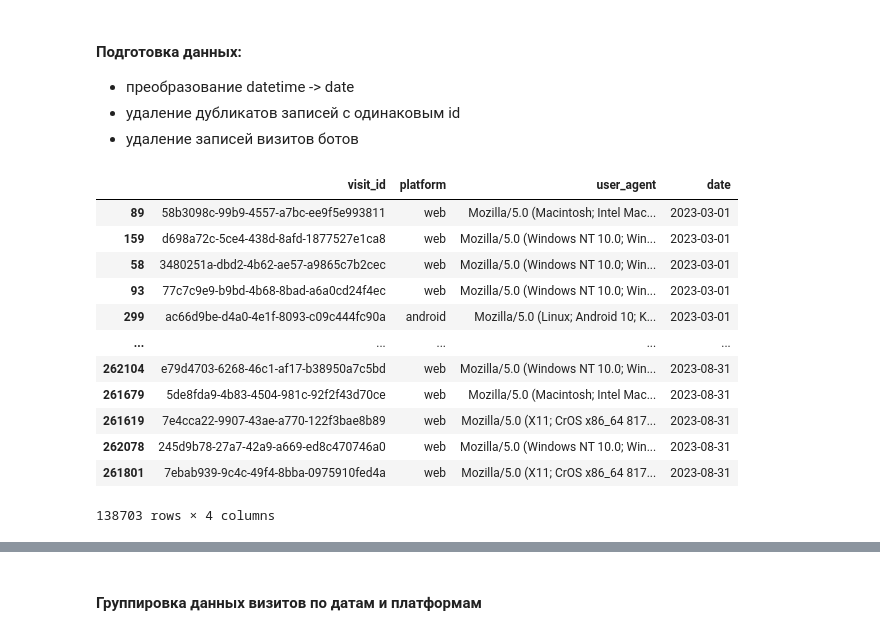
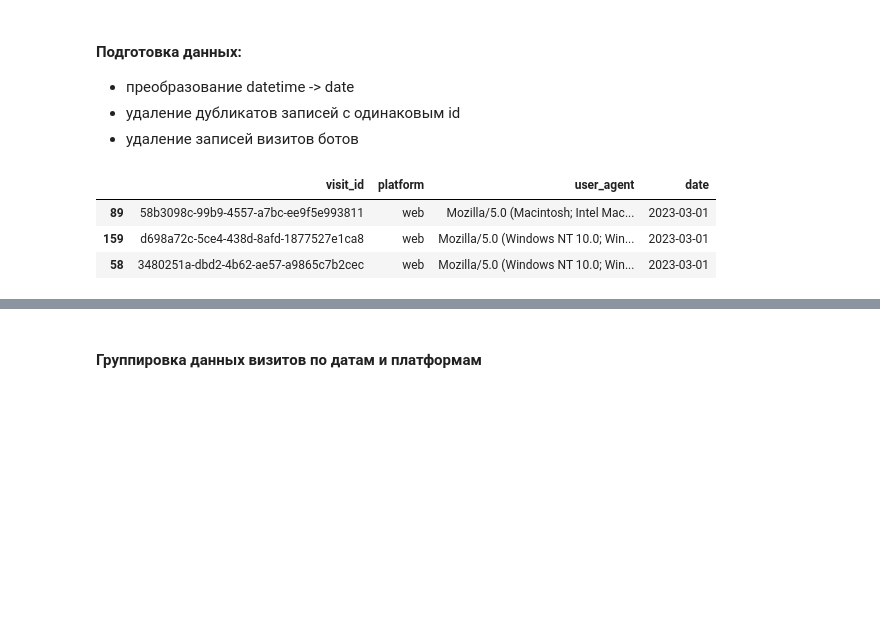
Before and after one commit to paalso/python-for-data-analysts-project-100, a Jupyter notebook: charts_project.ipynb, the cells around one changed output, grey strips where cells are left out. Drawn from its saved outputs; the diff is of its cells as text; code cells hidden in the pictures; blank space fills up the shorter version.

```diff
--- a/charts_project.ipynb
+++ b/charts_project.ipynb
@@ -196,20 +198,11 @@ def prepare_registrations_data(registrations):
     return prepared_registrations
 # %%
 prepared_visits = prepare_visits_data(visits)
-prepared_visits
+prepared_visits.head(3)
 # %% [output]
 |  | visit_id | platform | user_agent | date |
 | 89 | 58b3098c-99b9-4557-a7bc-ee9f5e993811 | web | Mozilla/5.0 (Macintosh; Intel Mac... | 2023-03-01 |
 | 159 | d698a72c-5ce4-438d-8afd-1877527e1ca8 | web | Mozilla/5.0 (Windows NT 10.0; Win... | 2023-03-01 |
 | 58 | 3480251a-dbd2-4b62-ae57-a9865c7b2cec | web | Mozilla/5.0 (Windows NT 10.0; Win... | 2023-03-01 |
-| 93 | 77c7c9e9-b9bd-4b68-8bad-a6a0cd24f4ec | web | Mozilla/5.0 (Windows NT 10.0; Win... | 2023-03-01 |
-| 299 | ac66d9be-d4a0-4e1f-8093-c09c444fc90a | android | Mozilla/5.0 (Linux; Android 10; K... | 2023-03-01 |
-| ... | ... | ... | ... | ... |
-| 262104 | e79d4703-6268-46c1-af17-b38950a7c5bd | web | Mozilla/5.0 (Windows NT 10.0; Win... | 2023-08-31 |
-| 261679 | 5de8fda9-4b83-4504-981c-92f2f43d70ce | web | Mozilla/5.0 (Macintosh; Intel Mac... | 2023-08-31 |
-| 261619 | 7e4cca22-9907-43ae-a770-122f3bae8b89 | web | Mozilla/5.0 (X11; CrOS x86_64 817... | 2023-08-31 |
-| 262078 | 245d9b78-27a7-42a9-a669-ed8c470746a0 | web | Mozilla/5.0 (Windows NT 10.0; Win... | 2023-08-31 |
-| 261801 | 7ebab939-9c4c-49f4-8bba-0975910fed4a | web | Mozilla/5.0 (X11; CrOS x86_64 817... | 2023-08-31 |
-138703 rows × 4 columns
 # %%
 prepared_registrations = prepare_registrations_data(registrations)
```
Also changed, not shown: parts of 19 cells of this notebook, 2 other files.
